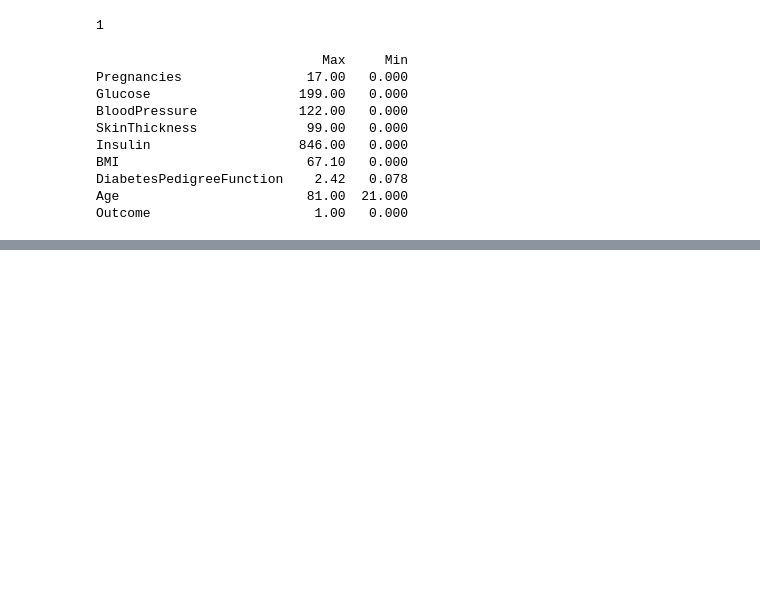
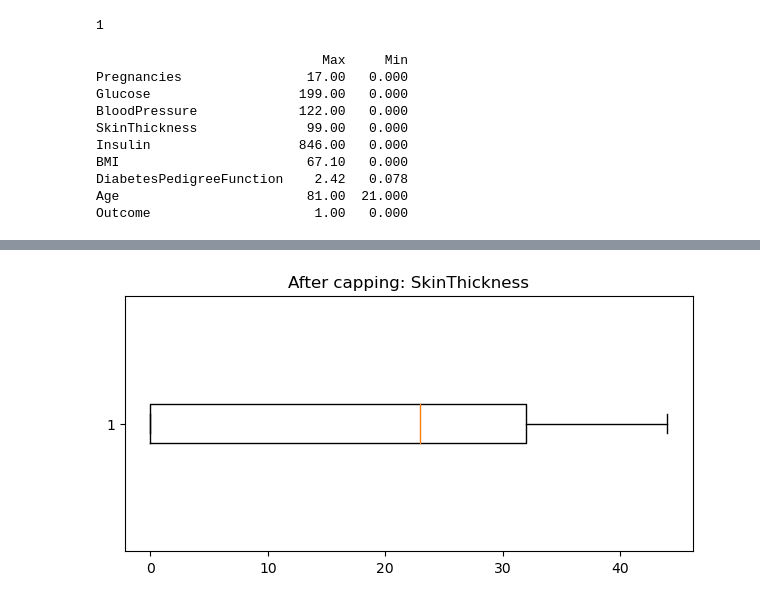
Before and after one commit to Mahmoud-adel25/Data_Analysis, a Jupyter notebook: Untitled.ipynb, the cells around one changed output, grey strips where cells are left out. Cells and saved outputs as stored; diff of their text form; code cells hidden in the pictures; blank space fills up the shorter version.

```diff
--- a/Untitled.ipynb
+++ b/Untitled.ipynb
@@ -448,0 +474,3 @@ Outcome                     1.00   0.000
+# %%
+df[columns_with_zeros] = df[columns_with_zeros].fillna(np.nan)
+df[columns_with_zeros] = df[columns_with_zeros].astype(float)
@@ -448,0 +596,9 @@ Outcome                     1.00   0.000
+# %%
+
+
+# 6. Capping Outliers Using Percentile-based Winsorization
+lower_cap = df['SkinThickness'].quantile(0.05)
+upper_cap = df['SkinThickness'].quantile(0.95)
+df['SkinThickness' + '_capped'] = np.clip(df['SkinThickness'], lower_cap, upper_cap)
+print(f"  Data after capping outliers for {'SkinThickness'}:")
+print(df[['SkinThickness', 'SkinThickness' + '_capped']].head())
@@ -448,0 +621,8 @@ Outcome                     1.00   0.000
+# %%
+mt.figure(figsize=(12, 6))
+mt.subplot(2, 2, 3)
+mt.boxplot(df['SkinThickness'+'_capped'],vert=False)
+mt.title(f'After capping: SkinThickness')
+mt.tight_layout()
+# %% [output]
+[figure, added]
```
Also changed, not shown: parts of 38 cells of this notebook.
